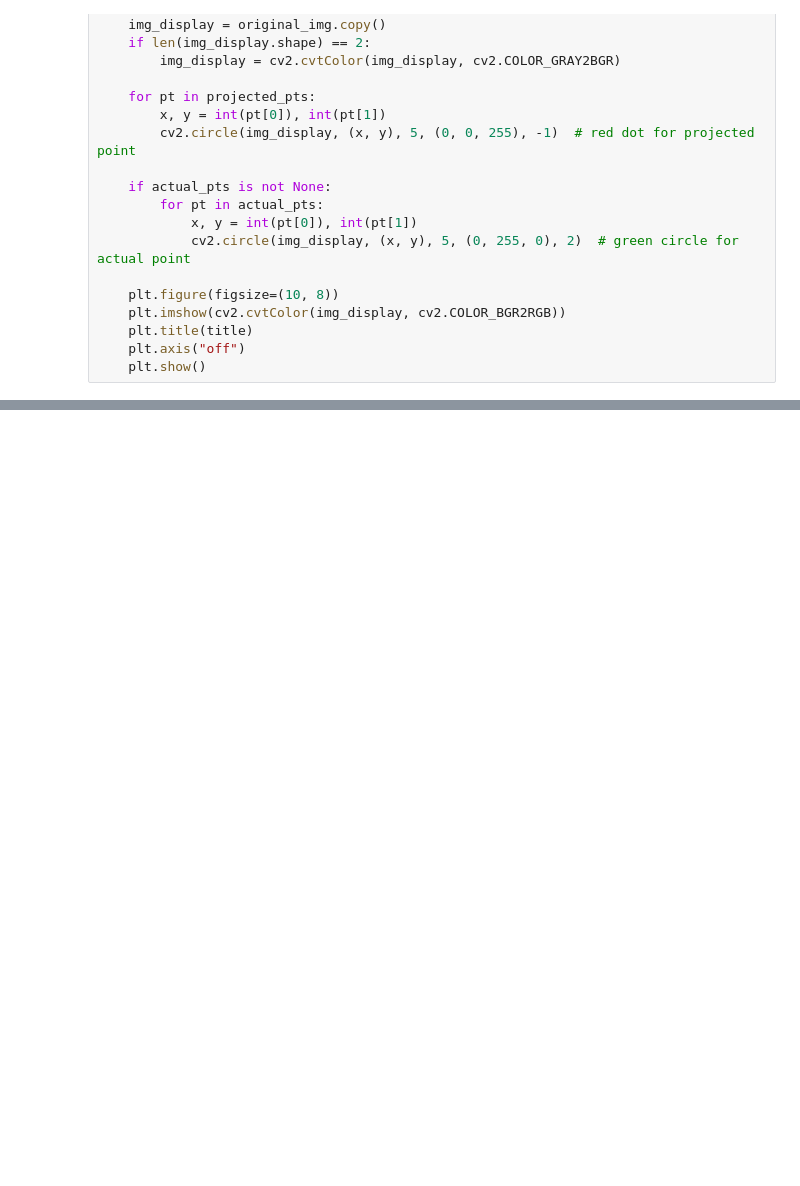
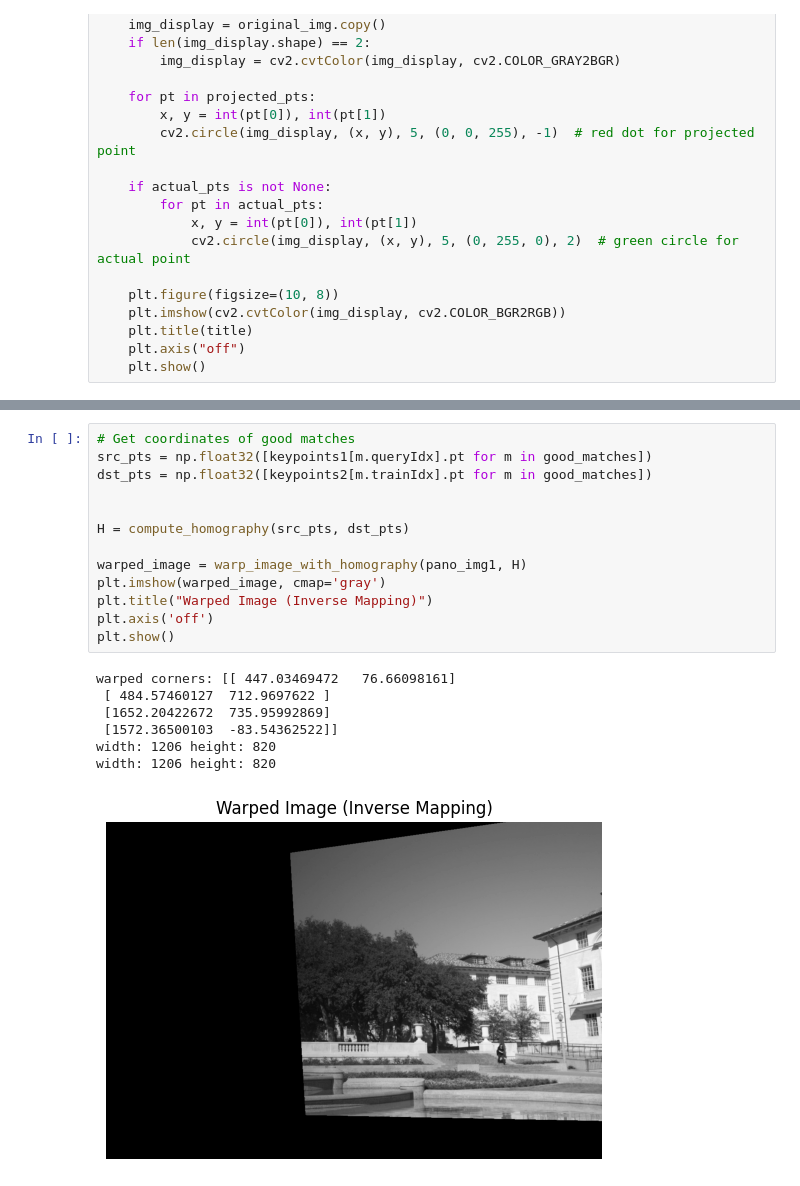
Before and after one commit to shrededlord/CV-Assignment-2, a Jupyter notebook: Part2.ipynb, the cells around one changed output, grey strips where cells are left out. Saved outputs shown, nothing was run; the diff lists cells and outputs as text; blank space fills up the shorter version.

Commit message:
Completed 2 images Stitching

```diff
--- a/Part2.ipynb
+++ b/Part2.ipynb
@@ -116,0 +233,21 @@ def draw_projected_points(original_img, projected_pts, actual_pts=None, title="P
+# %%
+# Get coordinates of good matches
+src_pts = np.float32([keypoints1[m.queryIdx].pt for m in good_matches])
+dst_pts = np.float32([keypoints2[m.trainIdx].pt for m in good_matches])
+
+
+H = compute_homography(src_pts, dst_pts)
+
+warped_image = warp_image_with_homography(pano_img1, H)
+plt.imshow(warped_image, cmap='gray')
+plt.title("Warped Image (Inverse Mapping)")
+plt.axis('off')
+plt.show()
+# %% [output]
+warped corners: [[ 447.03469472   76.66098161]
+ [ 484.57460127  712.9697622 ]
+ [1652.20422672  735.95992869]
+ [1572.36500103  -83.54362522]]
+width: 1206 height: 820
+width: 1206 height: 820
+[figure, added]
```
Also changed, not shown: parts of 3 cells of this notebook.
